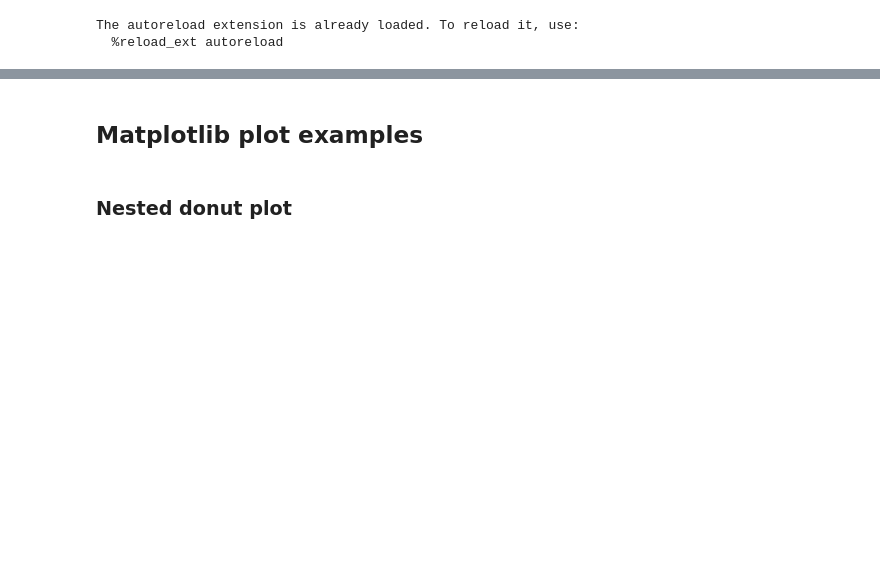
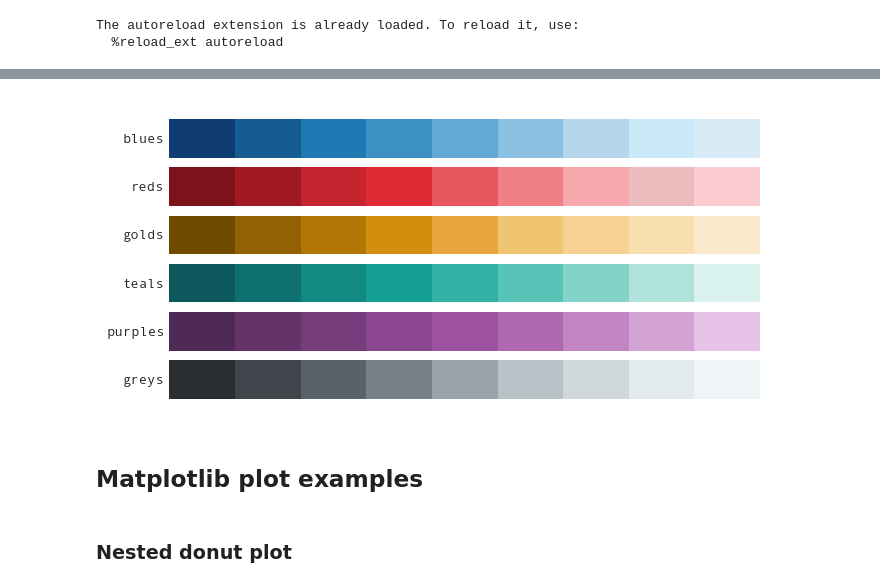
Before and after one commit to matthewtwarren/mattplotlib, a Jupyter notebook: demo.ipynb, the cells around one changed output, grey strips where cells are left out. Drawn from its saved outputs; the diff is of its cells as text; code cells hidden in the pictures; blank space fills up the shorter version.

```diff
--- a/demo.ipynb
+++ b/demo.ipynb
@@ -23,3 +40,8 @@ The autoreload extension is already loaded. To reload it, use:
+# %%
+from mattplotlib.matplotlib_plots import display_palettes
+display_palettes(colours)
+# %% [output]
+[figure, added]
 # %% [markdown]
 ## Matplotlib plot examples
 # %% [markdown]
```
Also changed, not shown: parts of 10 cells of this notebook, 5 other files.
